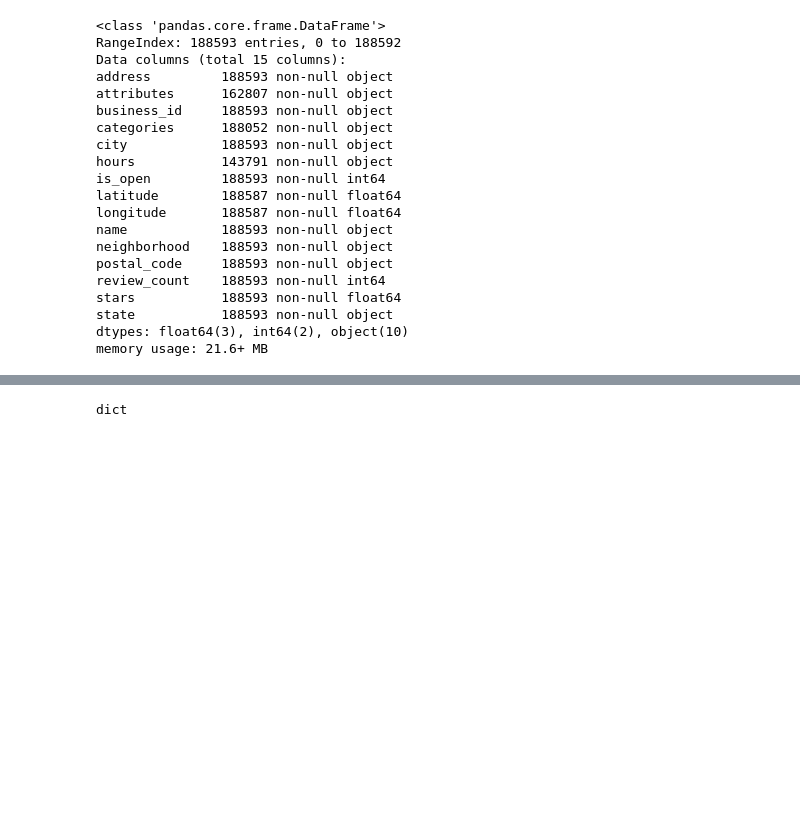
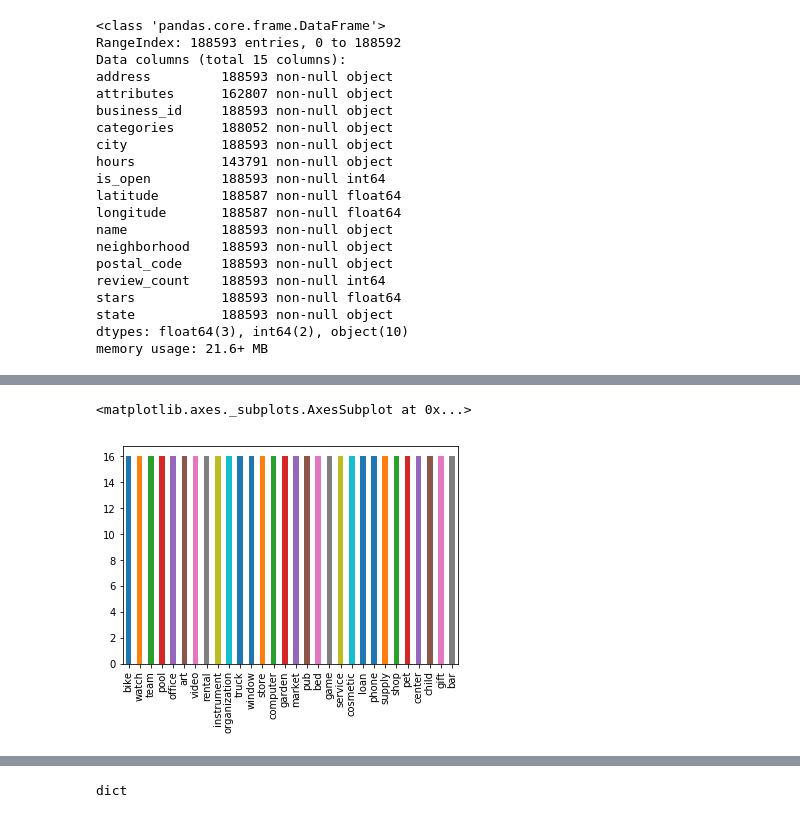
Before and after one commit to ChengdaoYang/Data_Analytics_003, a Jupyter notebook: business.json_to_df.ipynb, the cells around one changed output, grey strips where cells are left out. Cells and saved outputs as stored; diff of their text form; code cells hidden in the pictures; blank space fills up the shorter version.

```diff
--- a/business.json_to_df.ipynb
+++ b/business.json_to_df.ipynb
@@ -63,0 +186,5 @@ with open('data/yelp-dataset/df_business.pickle', 'wb') as fp:
+# %%
+df[0].value_counts().iloc[:30].plot(kind='bar')
+# %% [output]
+<matplotlib.axes._subplots.AxesSubplot at 0x...>
+[figure, added]
```
Also changed, not shown: parts of 22 cells of this notebook, 1 other file.
